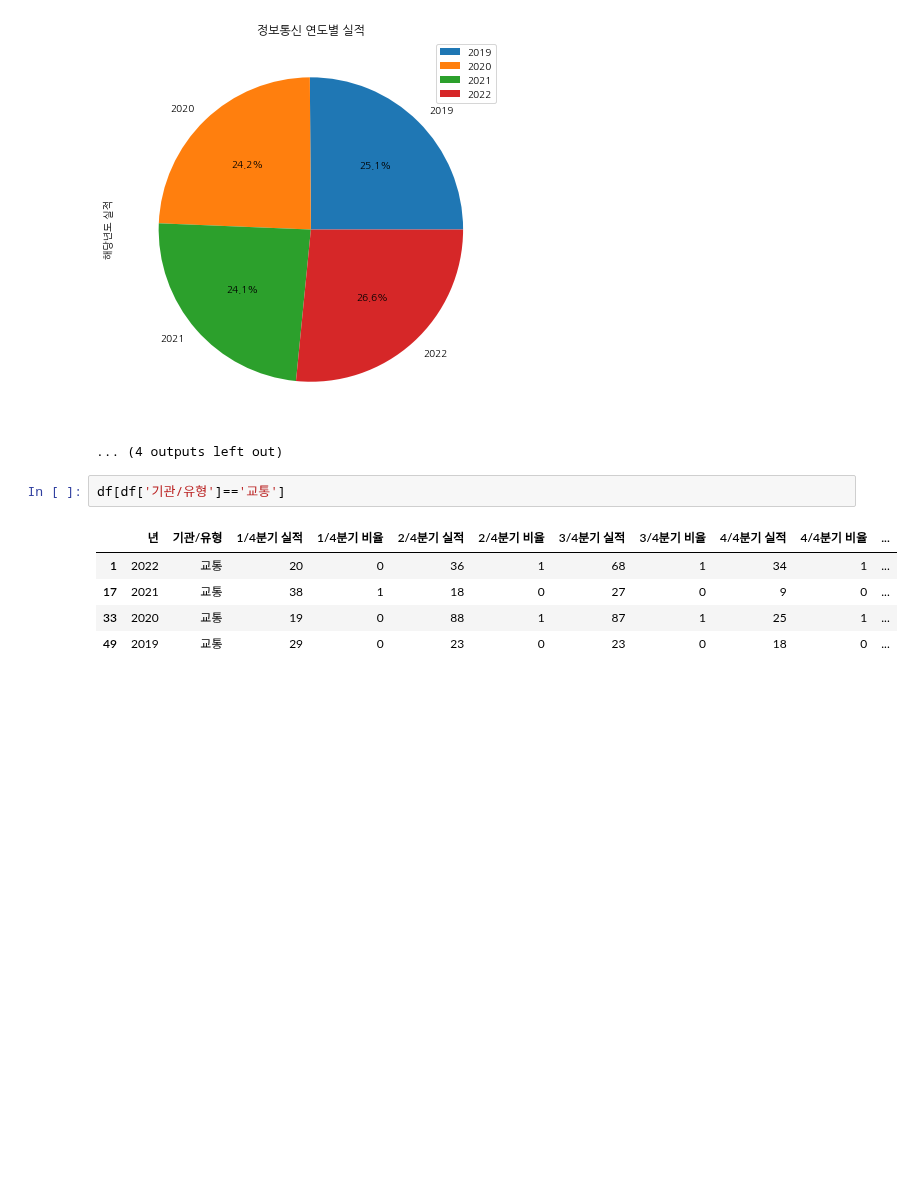
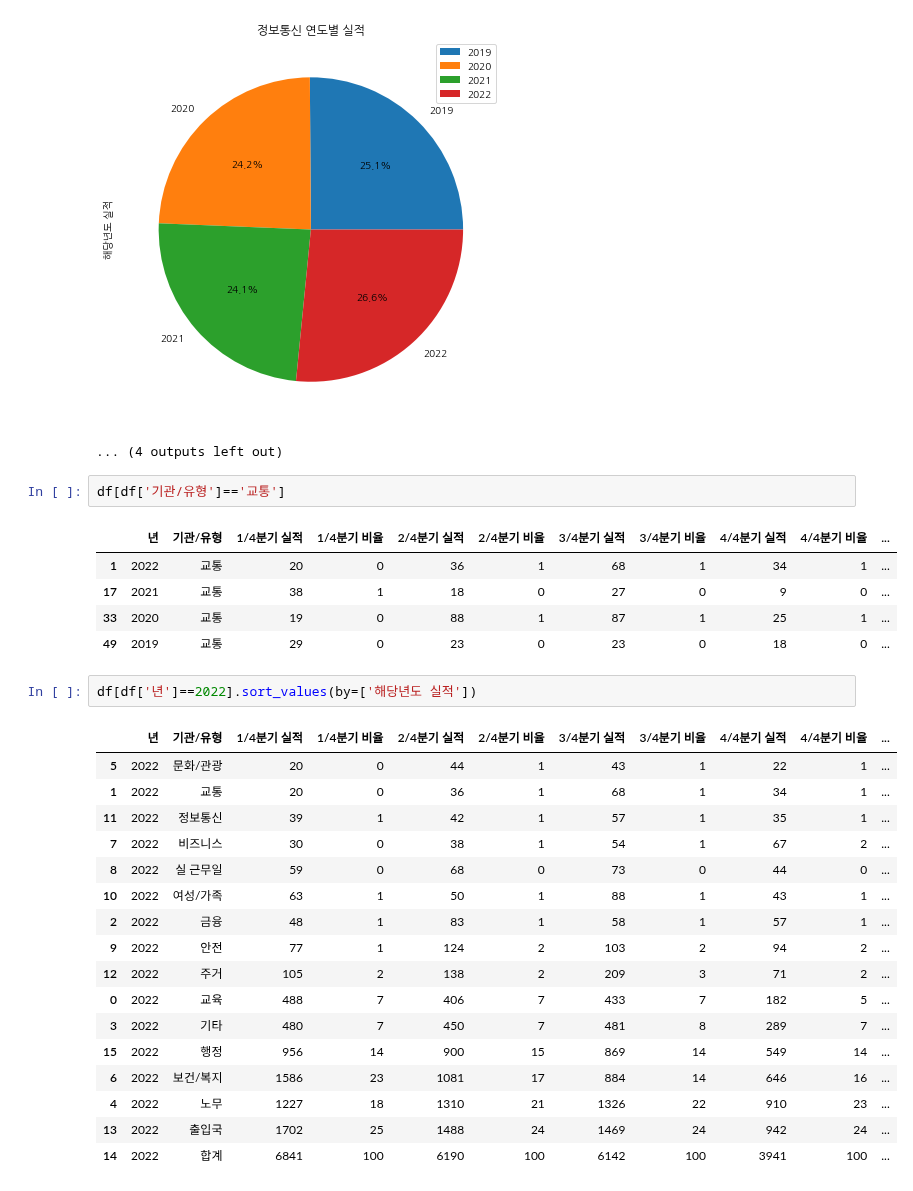
Before and after one commit to jsh0551/data_analysis_practice, a Jupyter notebook: 서울 열린데이터 광장/서울글로벌센터 분기별 상담실적.ipynb, the cells around one changed output. Cells and saved outputs as stored; diff of their text form; blank space fills up the shorter version.

```diff
--- a/서울 열린데이터 광장/서울글로벌센터 분기별 상담실적.ipynb
+++ b/서울 열린데이터 광장/서울글로벌센터 분기별 상담실적.ipynb
@@ -130,3 +130,23 @@ df[df['기관/유형']=='교통']
 | 17 | 2021 | 교통 | 38 | 1 | 18 | 0 | 27 | 0 | 9 | 0 | ... |
 | 33 | 2020 | 교통 | 19 | 0 | 88 | 1 | 87 | 1 | 25 | 1 | ... |
 | 49 | 2019 | 교통 | 29 | 0 | 23 | 0 | 23 | 0 | 18 | 0 | ... |
+# %%
+df[df['년']==2022].sort_values(by=['해당년도 실적'])
+# %% [output]
+|  | 년 | 기관/유형 | 1/4분기 실적 | 1/4분기 비율 | 2/4분기 실적 | 2/4분기 비율 | 3/4분기 실적 | 3/4분기 비율 | 4/4분기 실적 | 4/4분기 비율 | ... |
+| 5 | 2022 | 문화/관광 | 20 | 0 | 44 | 1 | 43 | 1 | 22 | 1 | ... |
+| 1 | 2022 | 교통 | 20 | 0 | 36 | 1 | 68 | 1 | 34 | 1 | ... |
+| 11 | 2022 | 정보통신 | 39 | 1 | 42 | 1 | 57 | 1 | 35 | 1 | ... |
+| 7 | 2022 | 비즈니스 | 30 | 0 | 38 | 1 | 54 | 1 | 67 | 2 | ... |
+| 8 | 2022 | 실 근무일 | 59 | 0 | 68 | 0 | 73 | 0 | 44 | 0 | ... |
+| 10 | 2022 | 여성/가족 | 63 | 1 | 50 | 1 | 88 | 1 | 43 | 1 | ... |
+| 2 | 2022 | 금융 | 48 | 1 | 83 | 1 | 58 | 1 | 57 | 1 | ... |
+| 9 | 2022 | 안전 | 77 | 1 | 124 | 2 | 103 | 2 | 94 | 2 | ... |
+| 12 | 2022 | 주거 | 105 | 2 | 138 | 2 | 209 | 3 | 71 | 2 | ... |
+| 0 | 2022 | 교육 | 488 | 7 | 406 | 7 | 433 | 7 | 182 | 5 | ... |
+| 3 | 2022 | 기타 | 480 | 7 | 450 | 7 | 481 | 8 | 289 | 7 | ... |
+| 15 | 2022 | 행정 | 956 | 14 | 900 | 15 | 869 | 14 | 549 | 14 | ... |
+| 6 | 2022 | 보건/복지 | 1586 | 23 | 1081 | 17 | 884 | 14 | 646 | 16 | ... |
+| 4 | 2022 | 노무 | 1227 | 18 | 1310 | 21 | 1326 | 22 | 910 | 23 | ... |
+| 13 | 2022 | 출입국 | 1702 | 25 | 1488 | 24 | 1469 | 24 | 942 | 24 | ... |
+| 14 | 2022 | 합계 | 6841 | 100 | 6190 | 100 | 6142 | 100 | 3941 | 100 | ... |
```
Also changed, not shown: parts of 2 cells of this notebook.
